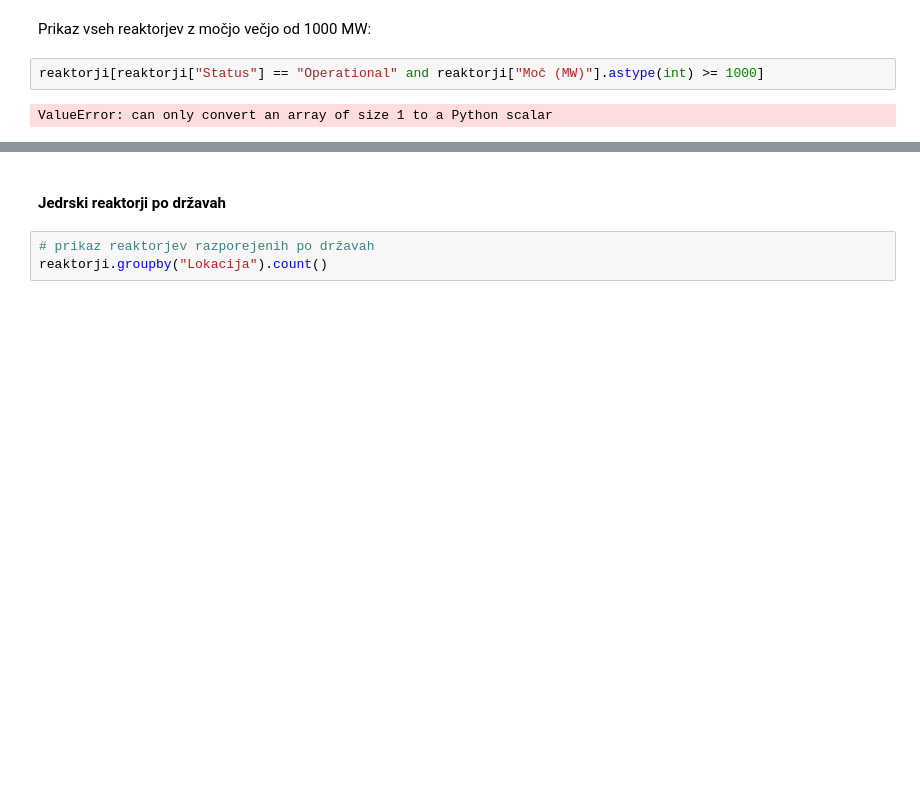
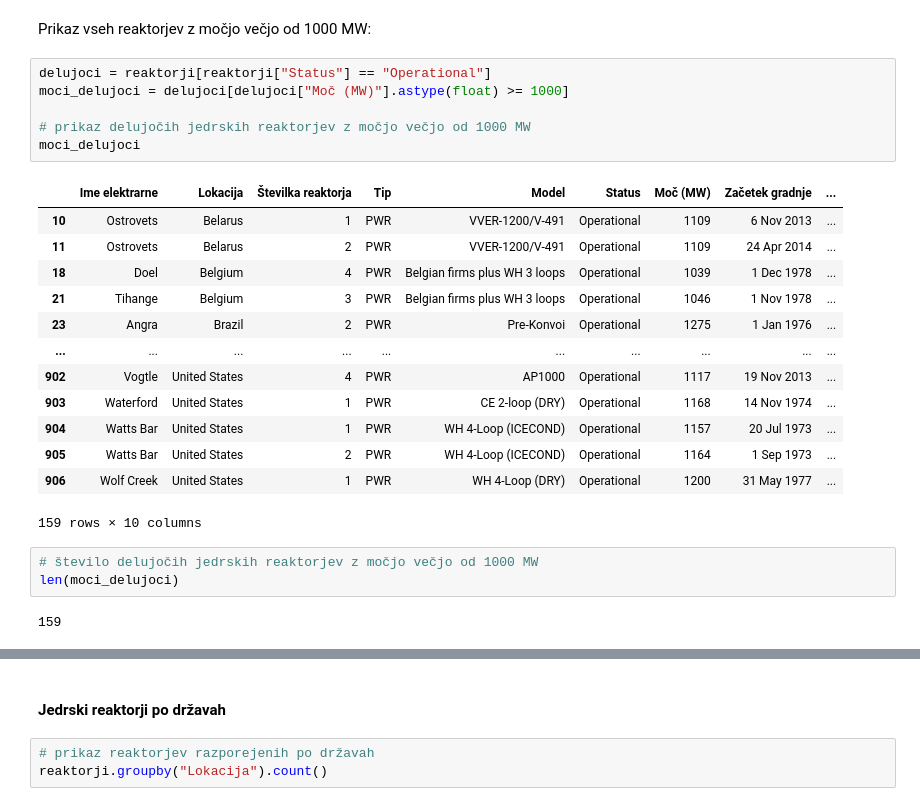
Before and after one commit to aljagombac/analiza-jedrskih-reaktorjev-in-nesrec, a Jupyter notebook: reaktoji_nesrece.ipynb, the cells around one changed output, grey strips where cells are left out. Saved outputs shown, nothing was run; the diff lists cells and outputs as text; blank space fills up the shorter version.

```diff
--- a/reaktoji_nesrece.ipynb
+++ b/reaktoji_nesrece.ipynb
@@ -83,6 +127,27 @@ reaktorji[["Ime elektrarne", "Številka reaktorja", "Moč (MW)"]]
 # %% [markdown]
 Prikaz vseh reaktorjev z močjo večjo od 1000 MW:
-# %%
-reaktorji[reaktorji["Status"] == "Operational" and reaktorji["Moč (MW)"].astype(int) >= 1000]
-# %% [output]
-ValueError: can only convert an array of size 1 to a Python scalar
+# %%
+delujoci = reaktorji[reaktorji["Status"] == "Operational"]
+moci_delujoci = delujoci[delujoci["Moč (MW)"].astype(float) >= 1000]
+
+# prikaz delujočih jedrskih reaktorjev z močjo večjo od 1000 MW
+moci_delujoci
+# %% [output]
+|  | Ime elektrarne | Lokacija | Številka reaktorja | Tip | Model | Status | Moč (MW) | Začetek gradnje | ... |
+| 10 | Ostrovets | Belarus | 1 | PWR | VVER-1200/V-491 | Operational | 1109 | 6 Nov 2013 | ... |
+| 11 | Ostrovets | Belarus | 2 | PWR | VVER-1200/V-491 | Operational | 1109 | 24 Apr 2014 | ... |
+| 18 | Doel | Belgium | 4 | PWR | Belgian firms plus WH 3 loops | Operational | 1039 | 1 Dec 1978 | ... |
+| 21 | Tihange | Belgium | 3 | PWR | Belgian firms plus WH 3 loops | Operational | 1046 | 1 Nov 1978 | ... |
+| 23 | Angra | Brazil | 2 | PWR | Pre-Konvoi | Operational | 1275 | 1 Jan 1976 | ... |
+| ... | ... | ... | ... | ... | ... | ... | ... | ... | ... |
+| 902 | Vogtle | United States | 4 | PWR | AP1000 | Operational | 1117 | 19 Nov 2013 | ... |
+| 903 | Waterford | United States | 1 | PWR | CE 2-loop (DRY) | Operational | 1168 | 14 Nov 1974 | ... |
+| 904 | Watts Bar | United States | 1 | PWR | WH 4-Loop (ICECOND) | Operational | 1157 | 20 Jul 1973 | ... |
+| 905 | Watts Bar | United States | 2 | PWR | WH 4-Loop (ICECOND) | Operational | 1164 | 1 Sep 1973 | ... |
+| 906 | Wolf Creek | United States | 1 | PWR | WH 4-Loop (DRY) | Operational | 1200 | 31 May 1977 | ... |
+159 rows × 10 columns
+# %%
+# število delujočih jedrskih reaktorjev z močjo večjo od 1000 MW
+len(moci_delujoci)
+# %% [output]
+159
```
Also changed, not shown: parts of 17 cells of this notebook.
